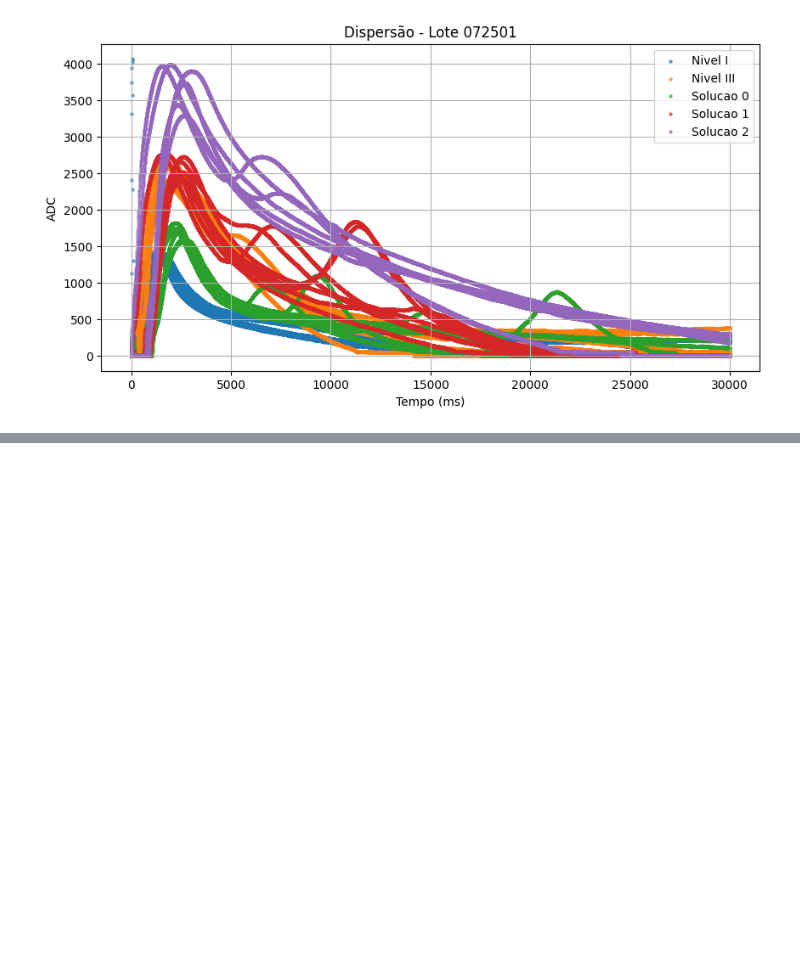
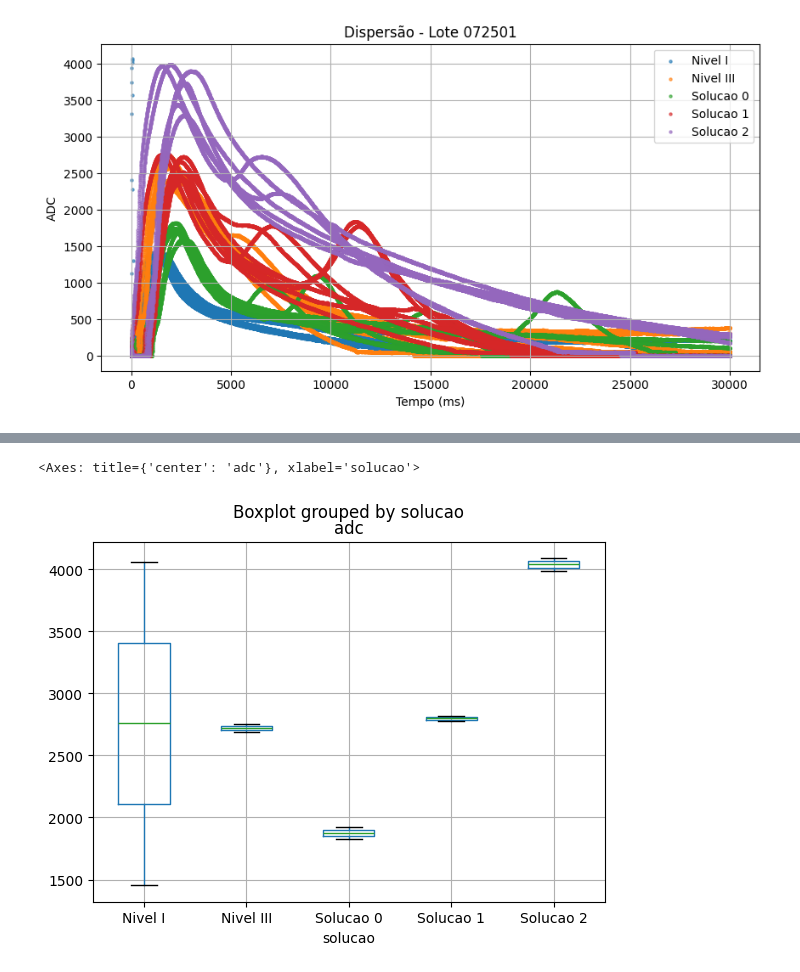
Before and after one commit to silviolima07/pos_desafio_02, a Jupyter notebook: Untitled.ipynb, the cells around one changed output, grey strips where cells are left out. Drawn from its saved outputs; the diff is of its cells as text; code cells hidden in the pictures; blank space fills up the shorter version.

```diff
--- a/Untitled.ipynb
+++ b/Untitled.ipynb
@@ -158,0 +193,7 @@ for lote in df["lote"].unique():
+# %%
+picos = df.groupby(["lote", "solucao"])["adc"].max().reset_index()
+# %%
+picos.boxplot(by="solucao", column="adc")
+# %% [output]
+<Axes: title={'center': 'adc'}, xlabel='solucao'>
+[figure, added]
```
Also changed, not shown: parts of 26 cells of this notebook, 1 other file.
